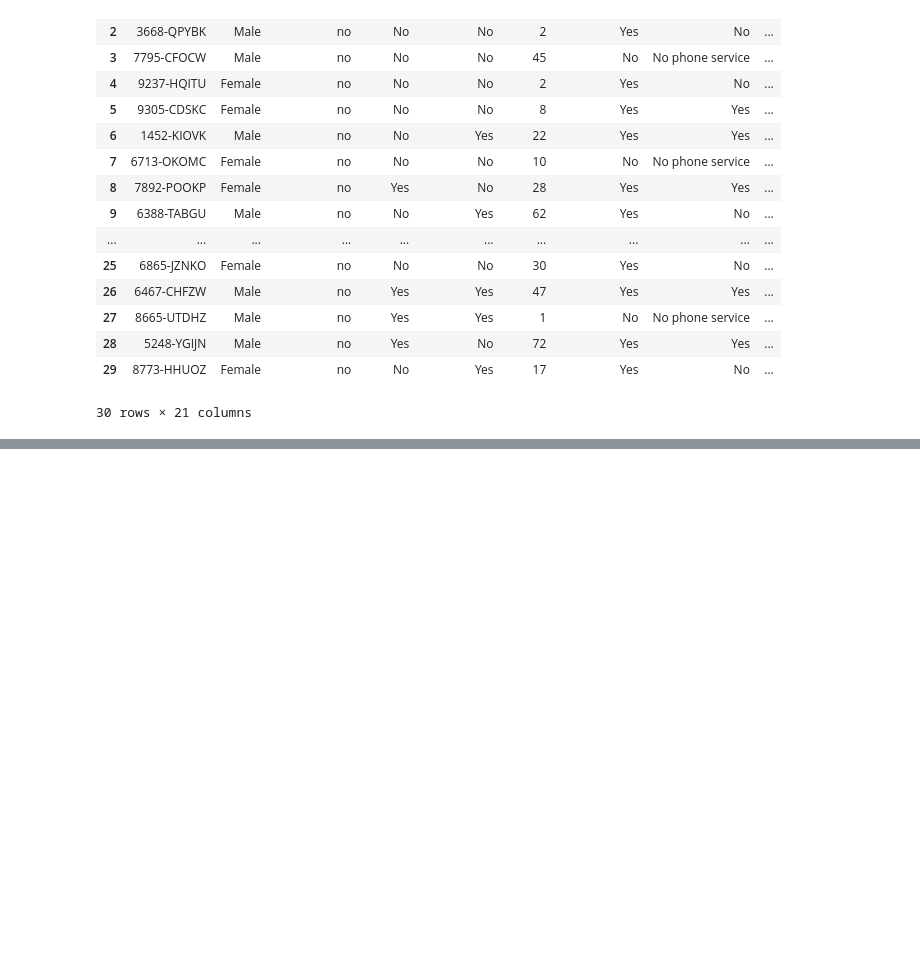
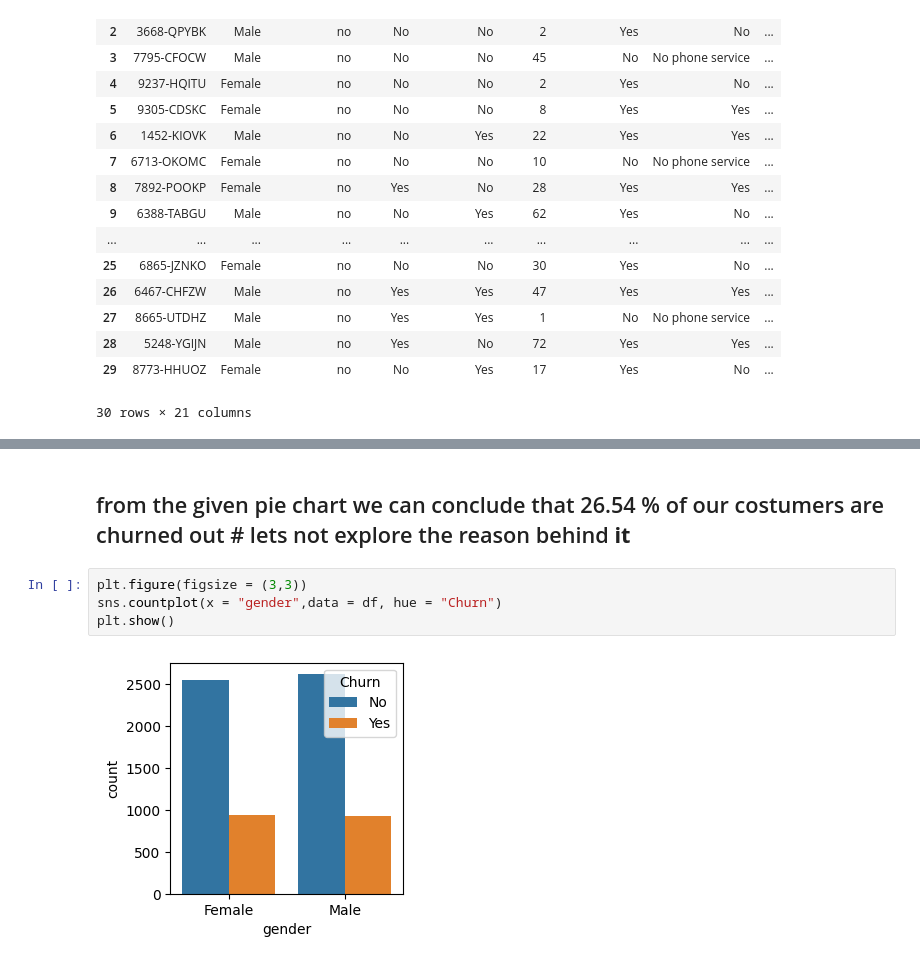
Before and after one commit to shikharyadav01/ExplorateDataAnalysisEDA, a Jupyter notebook: ExplorateDataAnalysis(EDA).ipynb, the cells around one changed output, grey strips where cells are left out. Saved outputs shown, nothing was run; the diff lists cells and outputs as text; blank space fills up the shorter version.

```diff
--- a/ExplorateDataAnalysis(EDA).ipynb
+++ b/ExplorateDataAnalysis(EDA).ipynb
@@ -74,0 +97,8 @@ df.head(30)
+# %% [markdown]
+## from the given pie chart we can conclude that 26.54 % of our costumers are churned out # lets not explore the reason behind **it**
+# %%
+plt.figure(figsize = (3,3))
+sns.countplot(x = "gender",data = df, hue = "Churn")
+plt.show()
+# %% [output]
+[figure, added]
```
Also changed, not shown: parts of 5 cells of this notebook.
